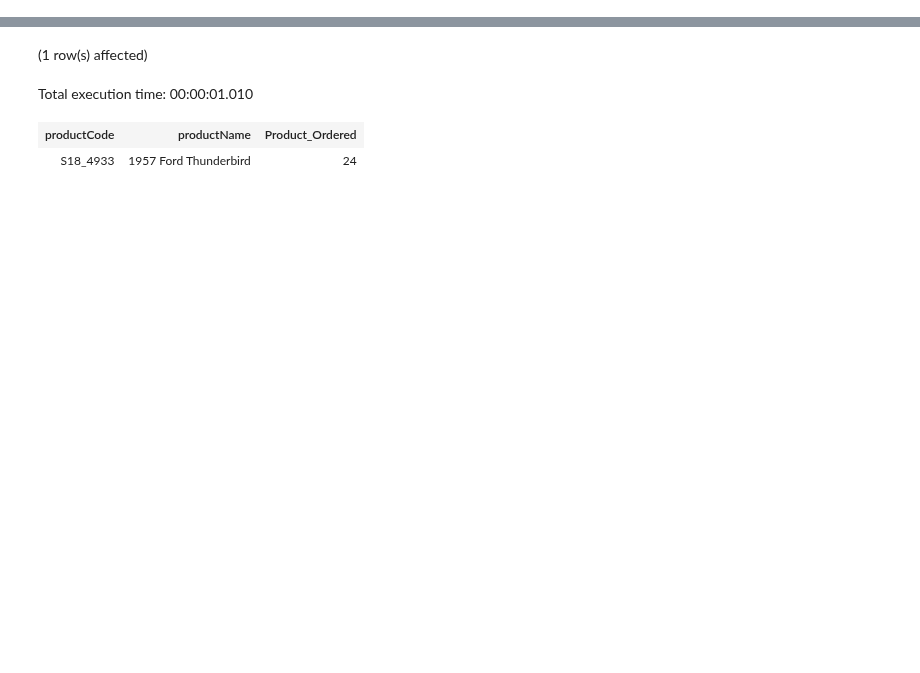
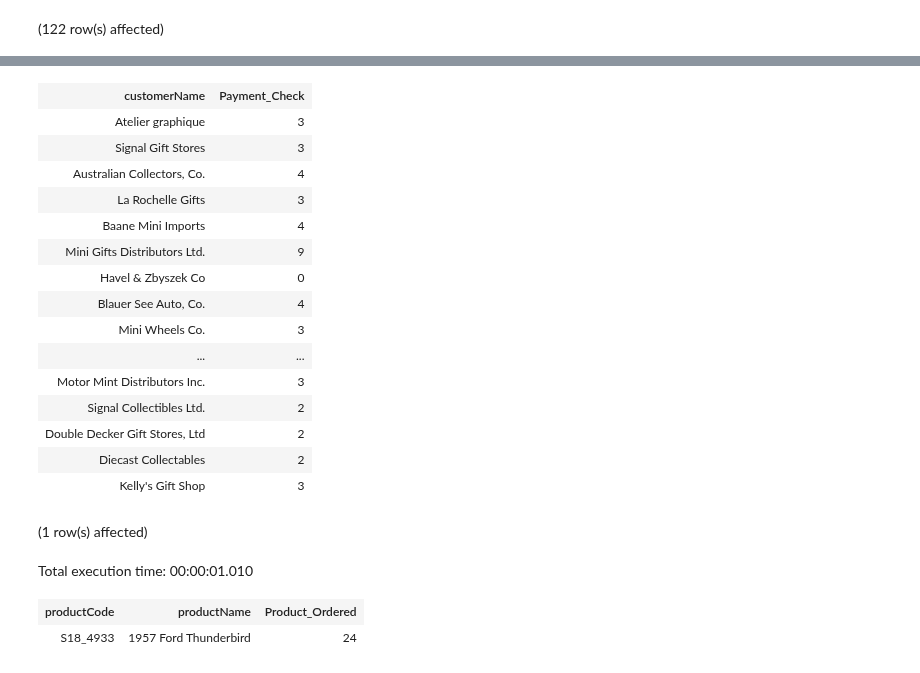
Before and after one commit to gupta-aayushkr/SQL-Queries, a Jupyter notebook: ClassicModels/queries.ipynb, the cells around one changed output, grey strips where cells are left out. Saved outputs shown, nothing was run; the diff lists cells and outputs as text; code cells hidden in the pictures; blank space fills up the shorter version.

```diff
--- a/ClassicModels/queries.ipynb
+++ b/ClassicModels/queries.ipynb
@@ -55,3 +82,11 @@ Total execution time: 00:00:01.008
 | Mit Vergnügen & Co. | 0 |
 | Kremlin Collectables, Co. | 0 |
 | Raanan Stores, Inc | 0 |
+# %%
+select customers.customerName,
+sum(case when checkNumber is not NULL then 1 else 0 end) as Payment_Check
+from customers
+left join payments on customers.customerNumber = payments.customerNumber
+GROUP by 1
+# %% [output]
+(122 row(s) affected)
@@ -58,3 +94,19 @@ Total execution time: 00:00:01.008
+| customerName | Payment_Check |
+| Atelier graphique | 3 |
+| Signal Gift Stores | 3 |
+| Australian Collectors, Co. | 4 |
+| La Rochelle Gifts | 3 |
+| Baane Mini Imports | 4 |
+| Mini Gifts Distributors Ltd. | 9 |
+| Havel & Zbyszek Co | 0 |
+| Blauer See Auto, Co. | 4 |
+| Mini Wheels Co. | 3 |
+| ... | ... |
+| Motor Mint Distributors Inc. | 3 |
+| Signal Collectibles Ltd. | 2 |
+| Double Decker Gift Stores, Ltd | 2 |
+| Diecast Collectables | 2 |
+| Kelly's Gift Shop | 3 |
 # %%
 -- Retrieve a product that has been ordered the least number of times. Display the product code, product name, and the number of times it has been ordered.
 select orderdetails.productCode,
```
Also changed, not shown: parts of 20 cells of this notebook, 1 other file.
